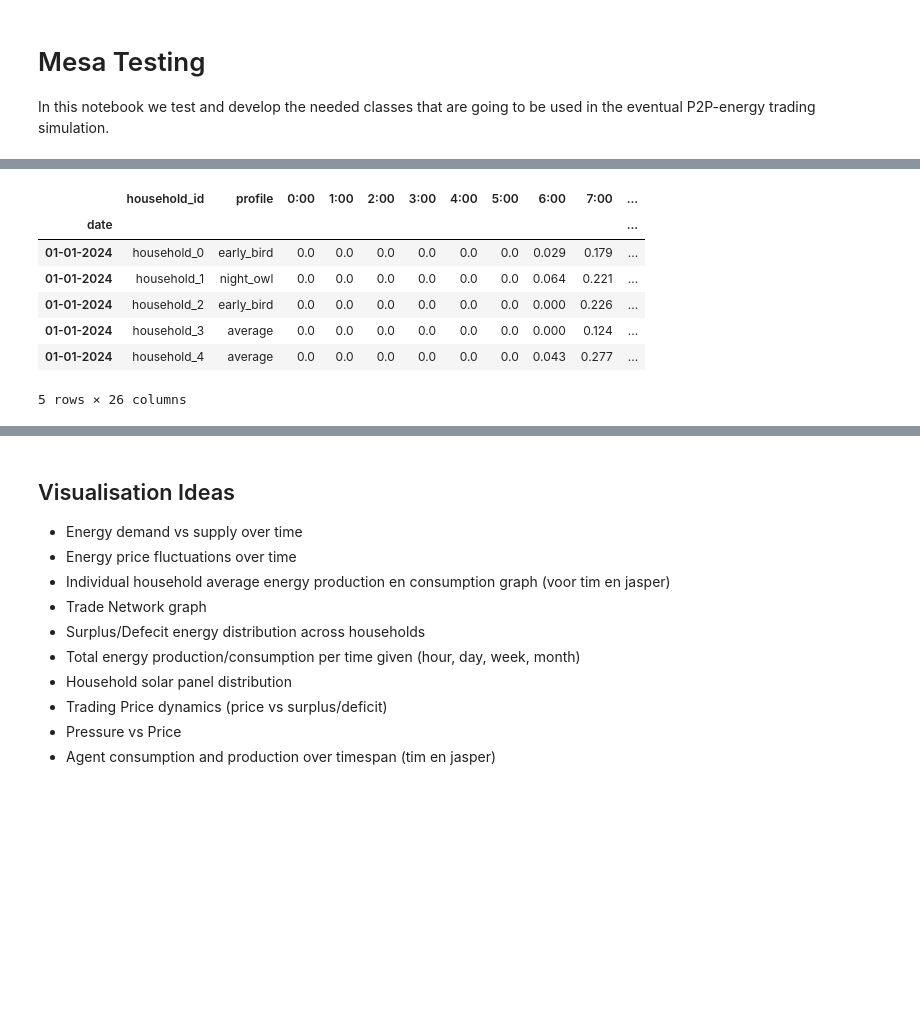
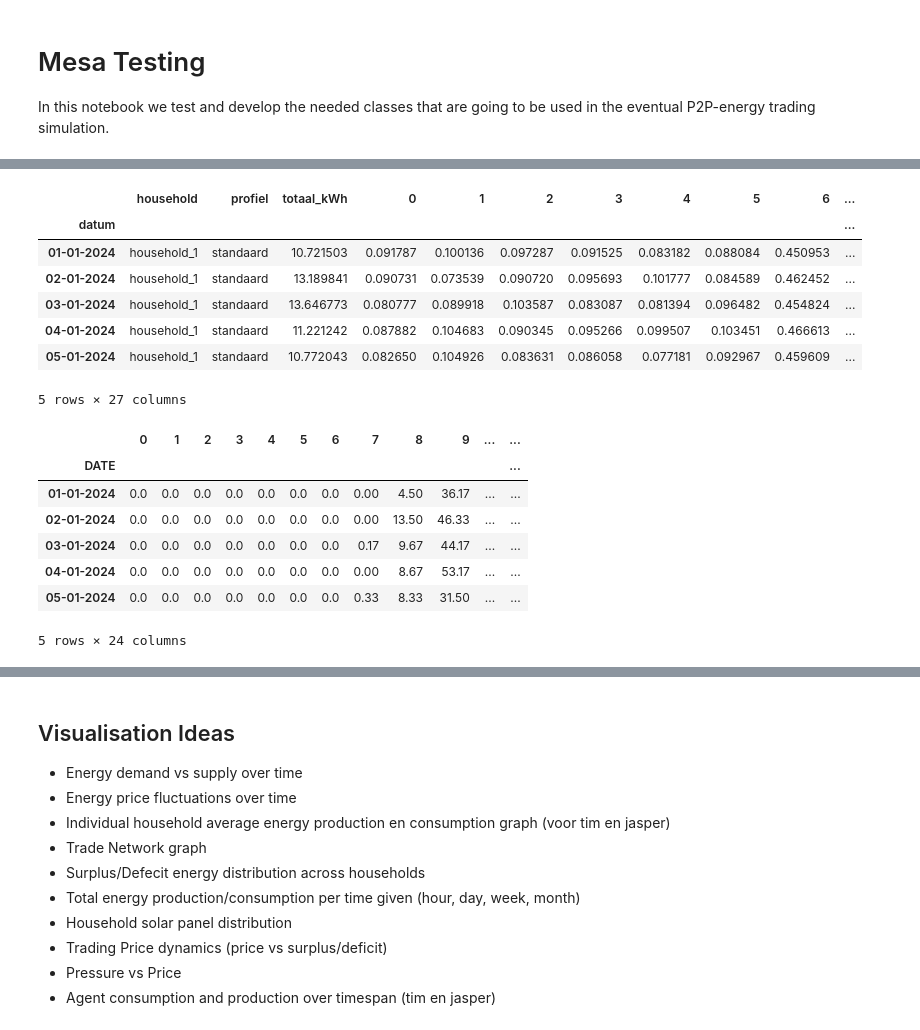
Before and after one commit to BJHeemskerk/P2P-microgrid-simulation, a Jupyter notebook: Mesa_Testing.ipynb, the cells around one changed output, grey strips where cells are left out. Saved outputs shown, nothing was run; the diff lists cells and outputs as text; code cells hidden in the pictures; blank space fills up the shorter version.

```diff
--- a/Mesa_Testing.ipynb
+++ b/Mesa_Testing.ipynb
@@ -210,49 +17,0 @@ Production Sample:
-# %%
-# Define the 8-day range
-dates = pd.date_range(start="2024-01-01", end="2024-02-28", freq="D").strftime("%d-%m-%Y")
-hours = [f"{h}:00" for h in range(24)]
-num_households = 30
-
-# Define profiles
-profiles = ["early_bird", "night_owl", "average"]
-households = [f"household_{i}" for i in range(num_households)]
-household_profiles = np.random.choice(profiles, size=num_households)
-
-# Create solar strength based on weather condition (cloudy, partly cloudy, sunny)
-weather_types = ["cloudy", "partly_cloudy", "sunny"]
-weather_distribution = [0.3, 0.4, 0.3]  # 30% cloudy, 40% partly, 30% sunny
-
-weather_per_day = np.random.choice(weather_types, size=len(dates), p=weather_distribution)
-solar_profile = {
-    "cloudy": lambda h: np.clip(np.random.normal(0.1, 0.05), 0, 0.2),
-    "partly_cloudy": lambda h: np.clip(np.sin((h - 6) / 12 * np.pi) * 0.5 + np.random.normal(0, 0.05), 0, 0.6),
-    "sunny": lambda h: np.clip(np.sin((h - 6) / 12 * np.pi) * 0.9 + np.random.normal(0, 0.05), 0, 1.0),
-}
-
-# Build the production dataframe
-production_data = []
-
-for date, weather in zip(dates, weather_per_day):
-    for h_id, profile in zip(households, household_profiles):
-        row = {
-            "household_id": h_id,
-            "profile": profile
-        }
-        for hour in range(24):
-            row[f"{hour}:00"] = round(solar_profile[weather](hour), 3)
-        row["date"] = date
-        production_data.append(row)
-
-production_df = pd.DataFrame(production_data)
-production_df.set_index("date", inplace=True)
-
-production_df.head()
-# %% [output]
-|  | household_id | profile | 0:00 | 1:00 | 2:00 | 3:00 | 4:00 | 5:00 | 6:00 | 7:00 | ... |
-| date |  |  |  |  |  |  |  |  |  |  | ... |
-| 01-01-2024 | household_0 | early_bird | 0.0 | 0.0 | 0.0 | 0.0 | 0.0 | 0.0 | 0.029 | 0.179 | ... |
-| 01-01-2024 | household_1 | night_owl | 0.0 | 0.0 | 0.0 | 0.0 | 0.0 | 0.0 | 0.064 | 0.221 | ... |
-| 01-01-2024 | household_2 | early_bird | 0.0 | 0.0 | 0.0 | 0.0 | 0.0 | 0.0 | 0.000 | 0.226 | ... |
-| 01-01-2024 | household_3 | average | 0.0 | 0.0 | 0.0 | 0.0 | 0.0 | 0.0 | 0.000 | 0.124 | ... |
-| 01-01-2024 | household_4 | average | 0.0 | 0.0 | 0.0 | 0.0 | 0.0 | 0.0 | 0.043 | 0.277 | ... |
-5 rows × 26 columns
@@ -258,0 +21,20 @@ production_df.head()
+# %%
+display(consumption_df.head())
+display(production_df.head())
+# %% [output]
+|  | household | profiel | totaal_kWh | 0 | 1 | 2 | 3 | 4 | 5 | 6 | ... |
+| datum |  |  |  |  |  |  |  |  |  |  | ... |
+| 01-01-2024 | household_1 | standaard | 10.721503 | 0.091787 | 0.100136 | 0.097287 | 0.091525 | 0.083182 | 0.088084 | 0.450953 | ... |
+| 02-01-2024 | household_1 | standaard | 13.189841 | 0.090731 | 0.073539 | 0.090720 | 0.095693 | 0.101777 | 0.084589 | 0.462452 | ... |
+| 03-01-2024 | household_1 | standaard | 13.646773 | 0.080777 | 0.089918 | 0.103587 | 0.083087 | 0.081394 | 0.096482 | 0.454824 | ... |
+| 04-01-2024 | household_1 | standaard | 11.221242 | 0.087882 | 0.104683 | 0.090345 | 0.095266 | 0.099507 | 0.103451 | 0.466613 | ... |
+| 05-01-2024 | household_1 | standaard | 10.772043 | 0.082650 | 0.104926 | 0.083631 | 0.086058 | 0.077181 | 0.092967 | 0.459609 | ... |
+5 rows × 27 columns
+|  | 0 | 1 | 2 | 3 | 4 | 5 | 6 | 7 | 8 | 9 | ... | ... |
+| DATE |  |  |  |  |  |  |  |  |  |  |  | ... |
+| 01-01-2024 | 0.0 | 0.0 | 0.0 | 0.0 | 0.0 | 0.0 | 0.0 | 0.00 | 4.50 | 36.17 | ... | ... |
+| 02-01-2024 | 0.0 | 0.0 | 0.0 | 0.0 | 0.0 | 0.0 | 0.0 | 0.00 | 13.50 | 46.33 | ... | ... |
+| 03-01-2024 | 0.0 | 0.0 | 0.0 | 0.0 | 0.0 | 0.0 | 0.0 | 0.17 | 9.67 | 44.17 | ... | ... |
+| 04-01-2024 | 0.0 | 0.0 | 0.0 | 0.0 | 0.0 | 0.0 | 0.0 | 0.00 | 8.67 | 53.17 | ... | ... |
+| 05-01-2024 | 0.0 | 0.0 | 0.0 | 0.0 | 0.0 | 0.0 | 0.0 | 0.33 | 8.33 | 31.50 | ... | ... |
+5 rows × 24 columns
```
Also changed, not shown: parts of 9 cells of this notebook.
